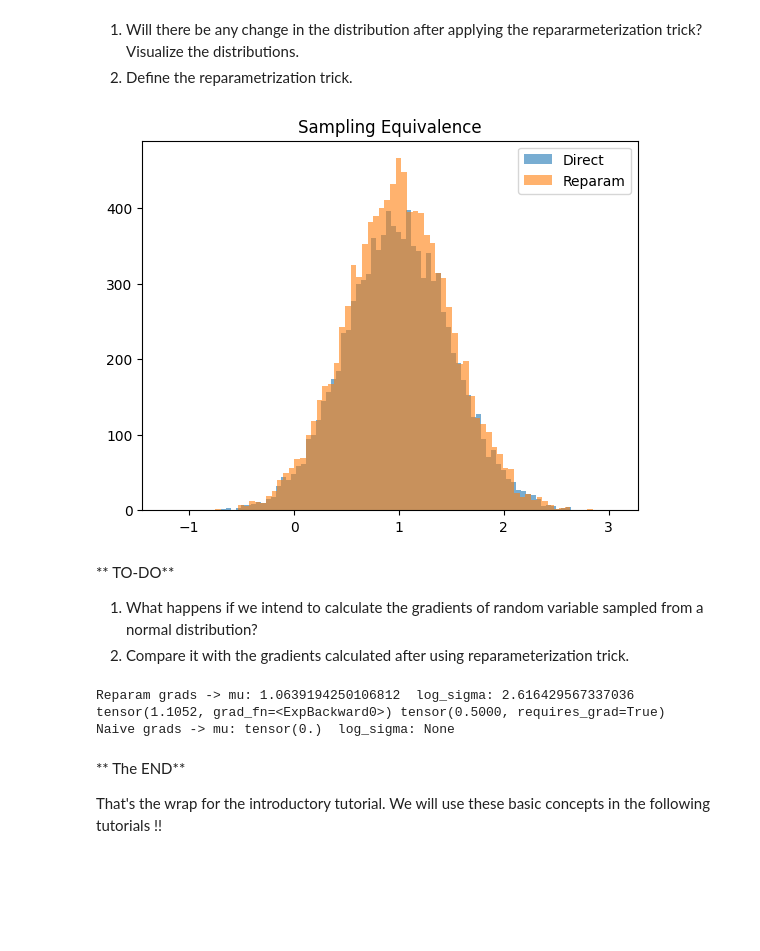
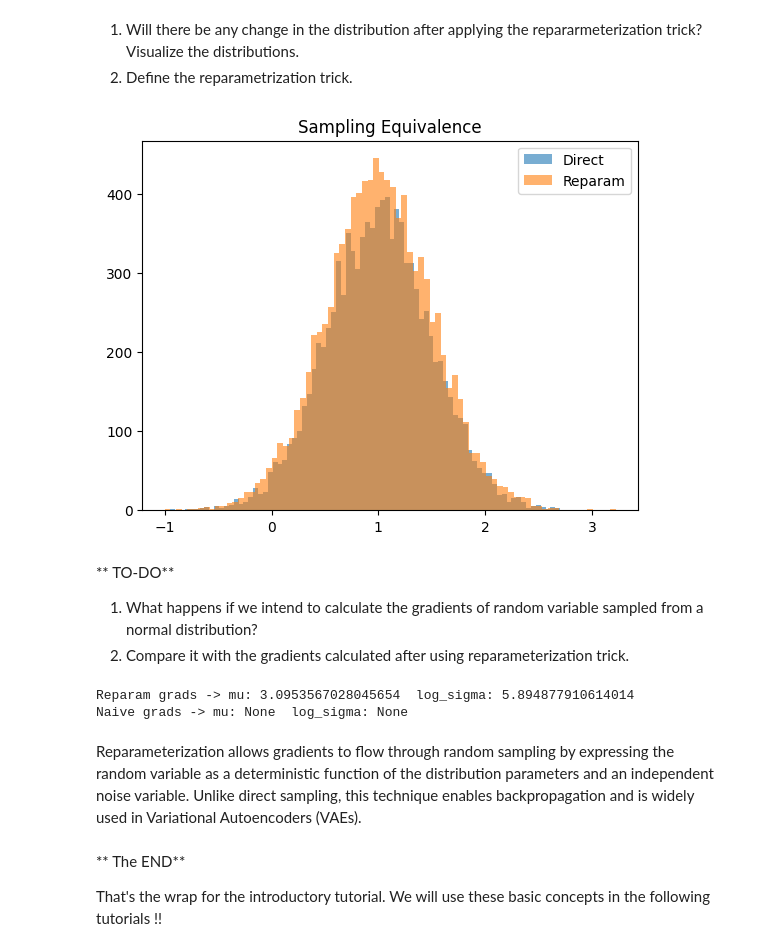
Before and after one commit to manar-amar/DQL, a Jupyter notebook: gaussian_kl_tutorial.ipynb, the cells around one changed output. Saved outputs shown, nothing was run; the diff lists cells and outputs as text; code cells hidden in the pictures; blank space fills up the shorter version.

```diff
--- a/gaussian_kl_tutorial.ipynb
+++ b/gaussian_kl_tutorial.ipynb
@@ -343,19 +401,21 @@ Now, gradients can flow through $\mu_\phi$ and $\sigma_\phi$ via backpropagation
 # %%
 mu, sigma = 1.0, 0.5
 n = 10000
 
 # Direct sampling
 direct = np.random.normal(mu, sigma, n)
 
 # Reparameterized sampling
+epsilon = np.random.normal(0, 1, n)
 
+reparam = mu + sigma * epsilon
 plt.hist(direct, bins=80, alpha=0.6, label='Direct')
 plt.hist(reparam, bins=80, alpha=0.6, label='Reparam')
 plt.legend()
 plt.title('Sampling Equivalence')
 plt.show()
 # %% [output]
-[figure, old version]
+[figure, new version]
 # %% [markdown]
 ** TO-DO**
 
@@ -366,23 +426,45 @@ import torch
 torch.manual_seed(0)
 
 # Parameters
+mu = torch.tensor(1.0, requires_grad=True)
+log_sigma = torch.tensor(0.5, requires_grad=True)
 
+sigma = torch.exp(log_sigma)
 
 # Reparameterized sample
+epsilon = torch.randn(1000)
 
+z = mu + sigma * epsilon
 
+loss = z.mean() + z.pow(2).mean()
 
+loss.backward()
 print('Reparam grads -> mu:', mu.grad.item(), ' log_sigma:', log_sigma.grad.item())
 
 # Naive sampling (breaks gradient flow)
+# Parameters
+mu2 = torch.tensor(1.0, requires_grad=True)
+log_sigma2 = torch.tensor(0.5, requires_grad=True)
 
-#sigma2 = torch.exp(log_sigma2)
+sigma2 = torch.exp(log_sigma2)
+
+# Naive sampling
+z2 = torch.normal(
+    mean=mu2.detach().item(),
+    std=sigma2.detach().item(),
+    size=(1000,)
+)
+
+loss2 = z2.mean() + z2.pow(2).mean()
+
+# No backward() for naive sampling
 
 print('Naive grads -> mu:', mu2.grad, ' log_sigma:', log_sigma2.grad)
 # %% [output]
-Reparam grads -> mu: 1.0639194250106812  log_sigma: 2.616429567337036
-tensor(1.1052, grad_fn=<ExpBackward0>) tensor(0.5000, requires_grad=True)
-Naive grads -> mu: tensor(0.)  log_sigma: None
+Reparam grads -> mu: 3.0953567028045654  log_sigma: 5.894877910614014
+Naive grads -> mu: None  log_sigma: None
+# %% [markdown]
+Reparameterization allows gradients to flow through random sampling by expressing the random variable as a deterministic function of the distribution parameters and an independent noise variable. Unlike direct sampling, this technique enables backpropagation and is widely used in Variational Autoencoders (VAEs).
 # %% [markdown]
 ** The END**
 
```
Also changed, not shown: parts of 7 cells of this notebook.
